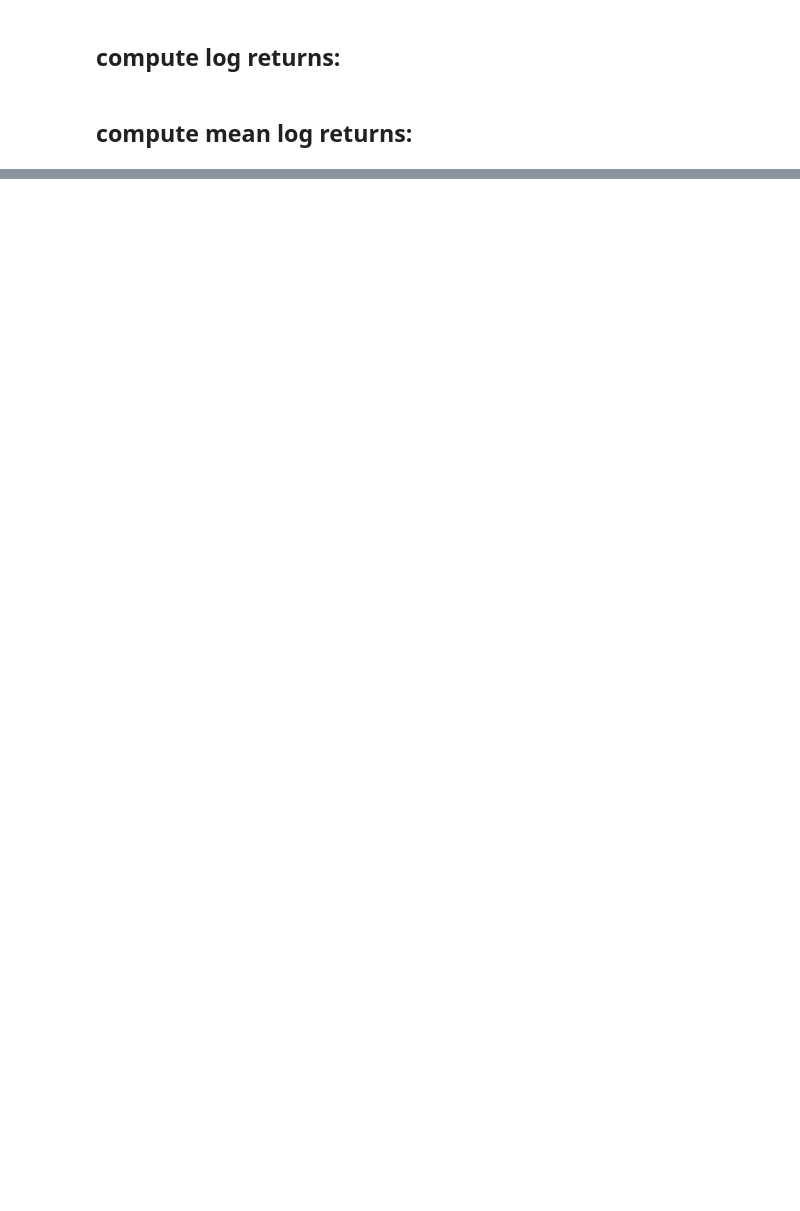
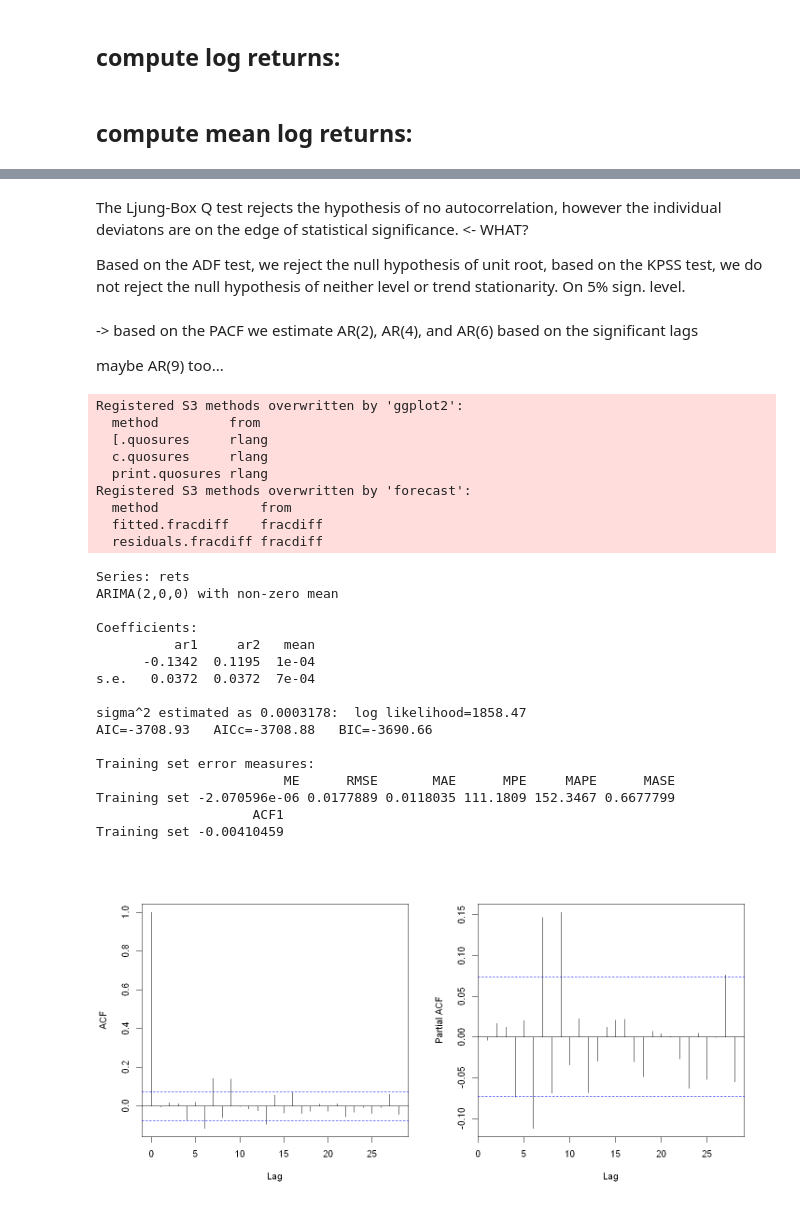
Before and after one commit to hawk-s/Financial_Econometrics, a Jupyter notebook: HA2/HA2_P2.ipynb, the cells around one changed output, grey strips where cells are left out. Drawn from its saved outputs; the diff is of its cells as text; code cells hidden in the pictures; blank space fills up the shorter version.

```diff
--- a/HA2/HA2_P2.ipynb
+++ b/HA2/HA2_P2.ipynb
@@ -101,0 +177,43 @@ ERROR: Error in as.data.frame(x): argument "x" is missing, with no default
+# %% [markdown]
+The Ljung-Box Q test rejects the hypothesis of no autocorrelation, however the individual deviatons are on the edge of statistical significance. <- WHAT?
+
+Based on the ADF test, we reject the null hypothesis of unit root, based on the KPSS test, we do not reject the null hypothesis of neither level or trend stationarity. On 5% sign. level.
+# %% [markdown]
+-> based on the PACF we estimate AR(2), AR(4), and AR(6) based on the significant lags
+
+maybe AR(9) too...
+# %%
+library(forecast)
+rets_ar2 <- Arima(rets, order = c(2, 0, 0))
+summary (rets_ar2)
+
+par(mfrow = c(1, 2))
+acf(rets_ar2$residuals, main = NA)
+pacf(rets_ar2$residuals, main = NA)
+# %% [output]
+Registered S3 methods overwritten by 'ggplot2':
+  method         from
+  [.quosures     rlang
+  c.quosures     rlang
+  print.quosures rlang
+Registered S3 methods overwritten by 'forecast':
+  method             from
+  fitted.fracdiff    fracdiff
+  residuals.fracdiff fracdiff
+Series: rets
+ARIMA(2,0,0) with non-zero mean
+
+Coefficients:
+          ar1     ar2   mean
+      -0.1342  0.1195  1e-04
+s.e.   0.0372  0.0372  7e-04
+
+sigma^2 estimated as 0.0003178:  log likelihood=1858.47
+AIC=-3708.93   AICc=-3708.88   BIC=-3690.66
+
+Training set error measures:
+                        ME      RMSE       MAE      MPE     MAPE      MASE
+Training set -2.070596e-06 0.0177889 0.0118035 111.1809 152.3467 0.6677799
+                    ACF1
+Training set -0.00410459
+[figure, added]
```
Also changed, not shown: parts of 14 cells of this notebook.
